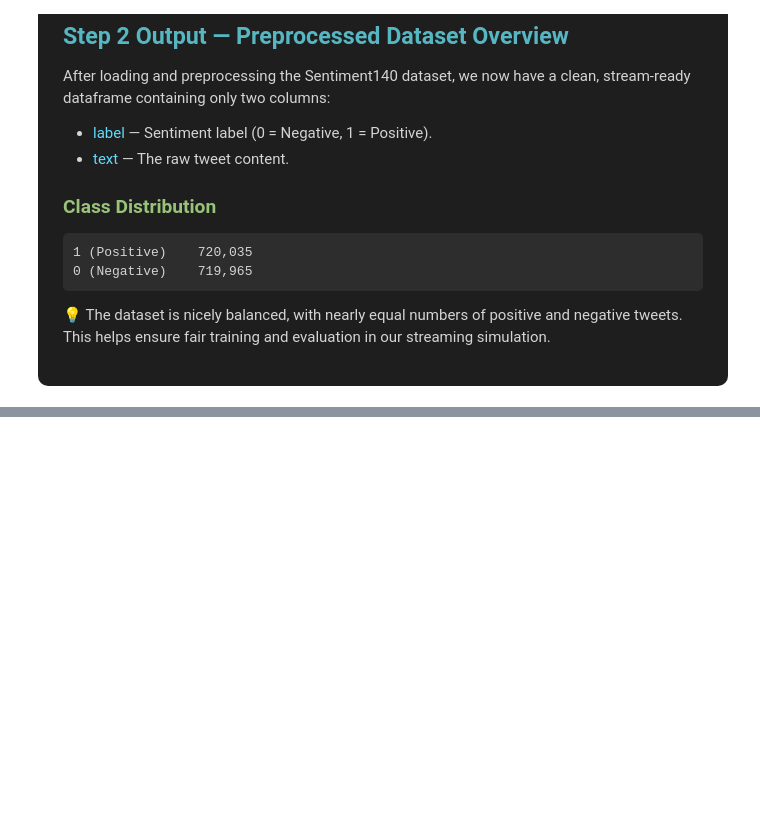
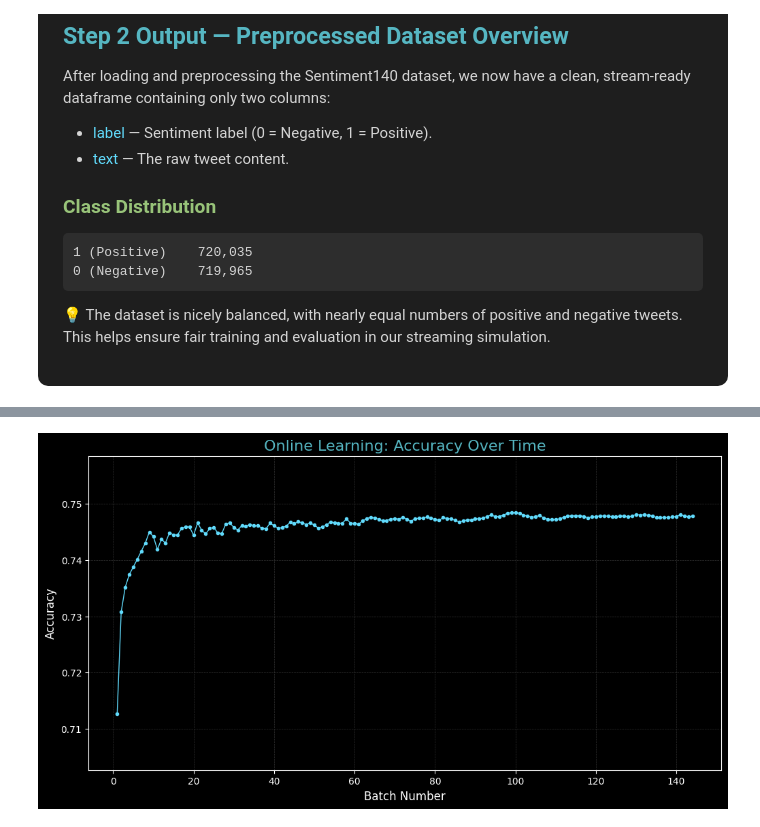
Before and after one commit to alabhastam/sentiment-analysis-online-learning, a Jupyter notebook: main.ipynb, the cells around one changed output, grey strips where cells are left out. Cells and saved outputs as stored; diff of their text form; code cells hidden in the pictures; blank space fills up the shorter version.

Commit message:
Kaggle Notebook | sentiment analysis - online learning | Version 2

```diff
--- a/main.ipynb
+++ b/main.ipynb
@@ -198,0 +211,16 @@ This helps ensure fair training and evaluation in our streaming simulation.
+# %%
+
+# Initialize HashingVectorizer
+vectorizer = HashingVectorizer(
+    n_features=2**18,
+    alternate_sign=False,  # ensures non-negative values
+    lowercase=True,
+    stop_words='english'
+)
+
+# Transform a small sample of training tweets to confirm it works
+X_sample = vectorizer.transform(train_df['text'][:5])
+y_sample = train_df['label'][:5]
+
+print(X_sample.shape)
+print(y_sample.values)
@@ -198,0 +468,18 @@ This helps ensure fair training and evaluation in our streaming simulation.
+# %%
+import matplotlib.pyplot as plt
+
+plt.style.use('dark_background')
+plt.figure(figsize=(12, 6))
+
+plt.plot(range(1, len(accuracy_over_time) + 1), accuracy_over_time, marker='o', markersize=3, color='#61dafb', linewidth=1)
+
+plt.title('Online Learning: Accuracy Over Time', color='#56b6c2', fontsize=16)
+plt.xlabel('Batch Number', color='white', fontsize=12)
+plt.ylabel('Accuracy', color='white', fontsize=12)
+
+plt.grid(color='#333333', linestyle='--', linewidth=0.5)
+plt.ylim(min(accuracy_over_time) - 0.01, max(accuracy_over_time) + 0.01)
+
+plt.show()
+# %% [output]
+[figure, added]
```
Also changed, not shown: parts of 10 cells of this notebook.
